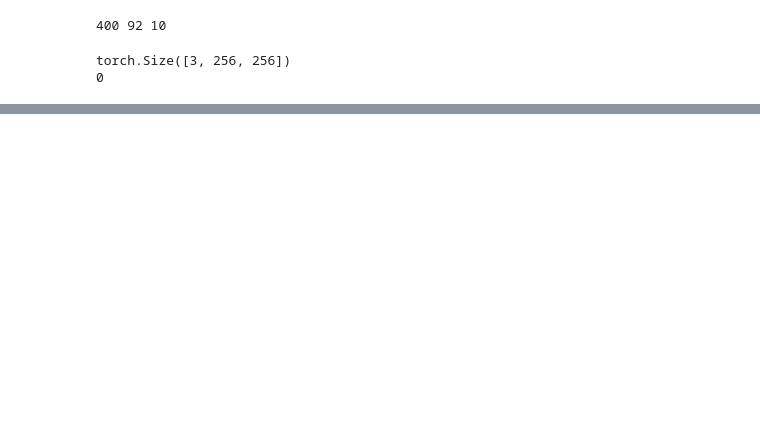
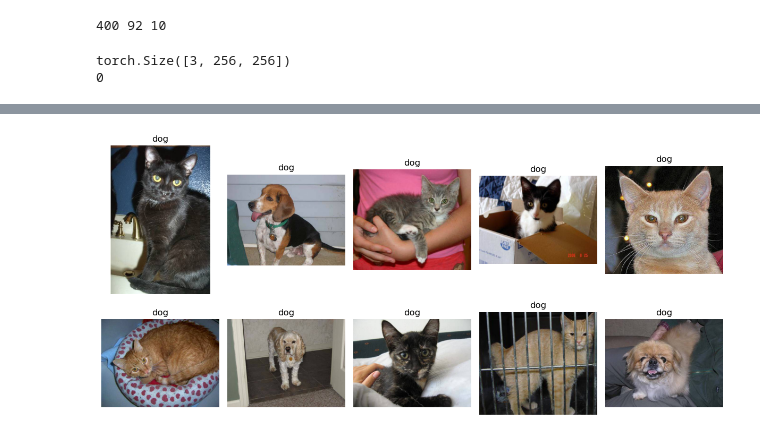
Before and after one commit to freshmea/chungnam_chatbot, a Jupyter notebook: pytorch/torch22.ipynb, the cells around one changed output, grey strips where cells are left out. Cells and saved outputs as stored; diff of their text form; code cells hidden in the pictures; blank space fills up the shorter version.

```diff
--- a/pytorch/torch22.ipynb
+++ b/pytorch/torch22.ipynb
@@ -271,0 +308,22 @@ RuntimeError: mat1 and mat2 shapes cannot be multiplied (1x294912 and 18432x4096
+# %%
+id_list = []
+pred_list = []
+_id = 0
+
+with torch.no_grad():
+    for test_path in tqdm_notebook(test_image_filepaths):
+        img = Image.open(test_path)
+        _id = test_path.split("\\")[-1].split(".")[1]
+        transform = ImageTransform(size, mean, std)
+        img = transform(img, phase="val")
+        img = img.unsqueeze(0)
+        img = img.to(device)
+
+        model.eval()
+        outputs = model(img)
+        preds = F.softmax(outputs, dim=1)[:, 1].tolist()
+        id_list.append(_id)
+        pred_list.append(preds[0])
+
+res = pd.DataFrame({"id": id_list, "label": pred_list})
+res.head(10)
@@ -271,0 +342,24 @@ RuntimeError: mat1 and mat2 shapes cannot be multiplied (1x294912 and 18432x4096
+# %%
+class_ = Classes = {0: "cat", 1: "dog"}
+def display_image_grid2(images_filepaths, predicted_labels=(), cols=5):
+    rows = len(images_filepaths) // cols
+    figure, ax = plt.subplots(nrows=rows, ncols=cols, figsize=(12, 6))
+    for i, image_filepath in enumerate(images_filepaths):
+        image = cv2.imread(image_filepath)
+        image = cv2.cvtColor(image, cv2.COLOR_BGR2RGB)
+        a = random.choice(res["id"].values)
+        label = res.loc[res["id"] == a, "label"].values[0]
+        if label > 0.5:
+            label = 1
+        else:
+            label = 0
+        ax.ravel()[i].imshow(image)
+        ax.ravel()[i].set_title(class_[label])
+        ax.ravel()[i].set_axis_off()
+    plt.tight_layout()
+    plt.show()
+
+
+display_image_grid2(test_image_filepaths)
+# %% [output]
+[figure, added]
```
Also changed, not shown: parts of 6 cells of this notebook, 2 other files.
